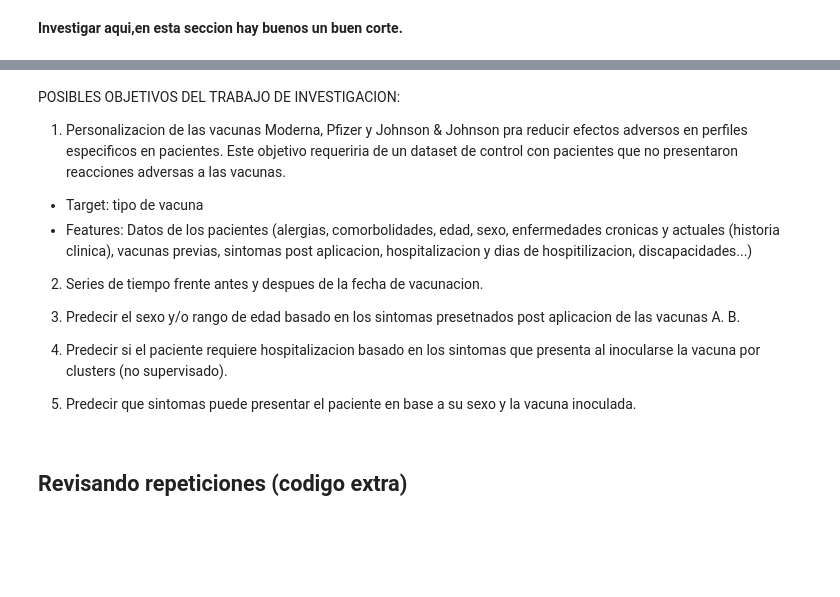
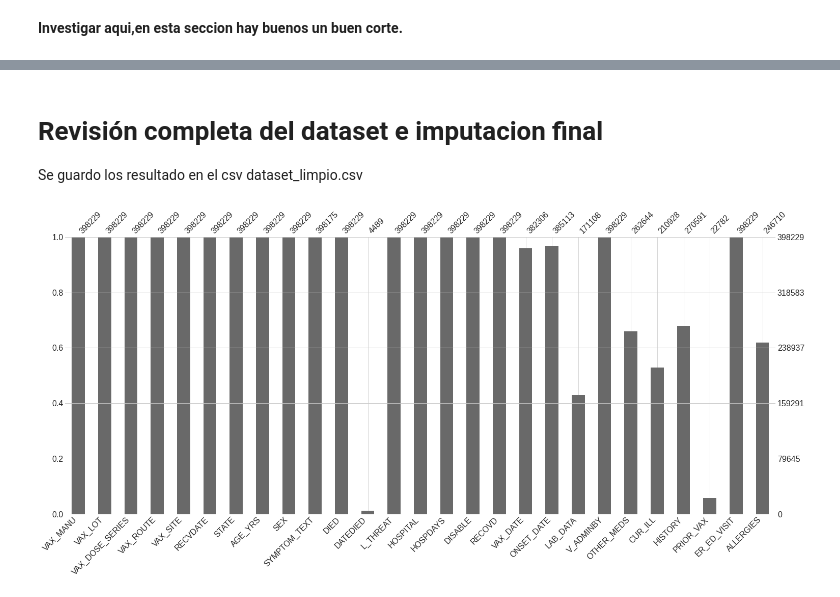
Before and after one commit to yodavo/IAI_vaccines, a Jupyter notebook: data_wrangling/dataWranglingVAERS(David).ipynb, the cells around one changed output, grey strips where cells are left out. Cells and saved outputs as stored; diff of their text form; code cells hidden in the pictures; blank space fills up the shorter version.

```diff
--- a/data_wrangling/dataWranglingVAERS(David).ipynb
+++ b/data_wrangling/dataWranglingVAERS(David).ipynb
@@ -1090,35 +986,0 @@ dataset_covid.OTHER_MEDS.value_counts()
-# %%
-# Otras medicaciones por historial
-ill = ['none known', 'no illnesses', 'no acute illness', 'no acute illnesses',
-       'none known.', 'no known illnesses', 'unknown.', 'denied',
-       'i did not have any other illnesses.', 'none stated', 'no other illnesses',
-       'not applicable', 'no other illnesses.','none reported.', '-', 'no e',
-       'none per patient','none documented', 'zero', 'nonr', 'none disclosed',
-       'no illnesses at the time of vaccination.', 'none that i am aware of',
-       'no illnesses.', '?', 'nome', 'non-smoker', 'n/a.', 'nope',
-       'no known illness', 'nothing acute', 'none indicated',
-       'no other illnesses at the time of vaccination and up to one month prior.',
-       'no illness date of vaccination, unknown prior', 'none acute',
-       'none that i know of', 'unsure','none identified', 'none,', 'nonw',
-       'none reported by patient', 'no other illness', 'no  other illnesses.']
-removew += ill
-
-dataset_covid['CUR_ILL'] = dataset_covid['CUR_ILL'].str.lower().replace(removew, np.nan) # incorrect values
-dataset_covid.CUR_ILL.value_counts()
-# %%
-# HISTORIAL MEDICO
-historial = ['comments: list of non-encoded patient relevant history: patient other relevant history 1: none',
-             'medical history/concurrent conditions: no adverse event (no reported medical history)',
-             'medical history/concurrent conditions: no adverse event (no medical history reported)',
-             'medical history/concurrent conditions: no adverse event (no reported medical history.)',
-             'medical history/concurrent conditions: no adverse event (no medical history reported.)',
-             'comments: no medical history was provided by the reporter.','not known', 'comments: unknown'
-             ]
-removew += historial
-
-dataset_covid['HISTORY'] = dataset_covid['HISTORY'].str.lower().replace(removew, np.nan) # incorrect values
-dataset_covid.HISTORY.value_counts()
-# %%
-# VACUNAS PREVIAS JAJJAJA
-dataset_covid['PRIOR_VAX'] = dataset_covid['PRIOR_VAX'].str.lower().replace(removew, np.nan) # incorrect values
-dataset_covid.PRIOR_VAX.value_counts()
@@ -1127,18 +986,0 @@ dataset_covid.PRIOR_VAX.value_counts()
-# %% [markdown]
-POSIBLES OBJETIVOS DEL TRABAJO DE INVESTIGACION:
-
-1. Personalizacion de las vacunas Moderna, Pfizer  y Johnson & Johnson pra reducir efectos adversos en perfiles especificos en pacientes. Este objetivo requeriria de un dataset de control con pacientes que no presentaron reacciones adversas a las vacunas.
-
-- Target: tipo de vacuna
-- Features: Datos de los pacientes (alergias, comorbolidades, edad, sexo,
-enfermedades cronicas y actuales (historia clinica), vacunas previas, sintomas post aplicacion, hospitalizacion y dias de hospitilizacion, discapacidades...)
-
-2. Series de tiempo frente antes y despues de la fecha de vacunacion.
-
-3. Predecir el sexo y/o rango de edad basado en los sintomas presetnados post aplicacion de las vacunas A. B.
-
-4. Predecir si el paciente requiere hospitalizacion basado en los sintomas que presenta al inocularse la vacuna por clusters (no supervisado).
-
-5. Predecir que sintomas puede presentar el paciente en base a su sexo y la vacuna inoculada.
-# %% [markdown]
-## Revisando repeticiones (codigo extra)
@@ -1154,0 +987,12 @@ for i in revision.columns:
+# %% [markdown]
+# **Revisión completa del dataset e imputacion final**
+
+ Se guardo los resultado en el csv dataset_limpio.csv
+# %%
+# terminando la imputacion de los datos
+dataset_covid.VAX_DOSE_SERIES.fillna(1, inplace =True) # se asume que los valores vacios son al menos al 1era dosis
+# %%
+msno.bar(dataset_covid)
+plt.show()
+# %% [output]
+[figure, added]
```
Also changed, not shown: parts of 40 cells of this notebook.
